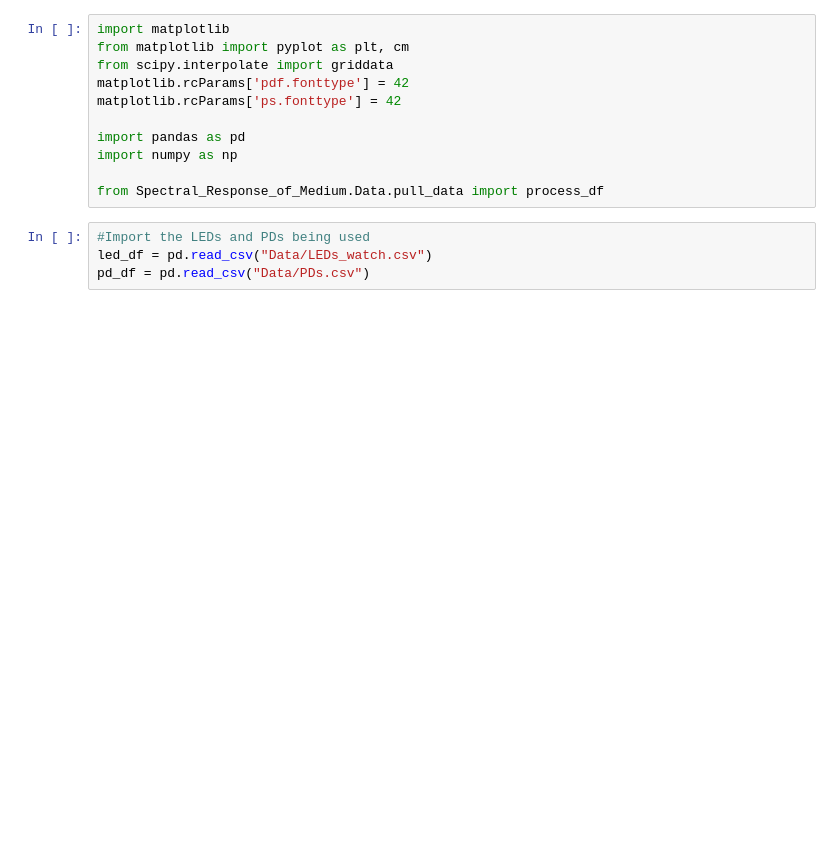
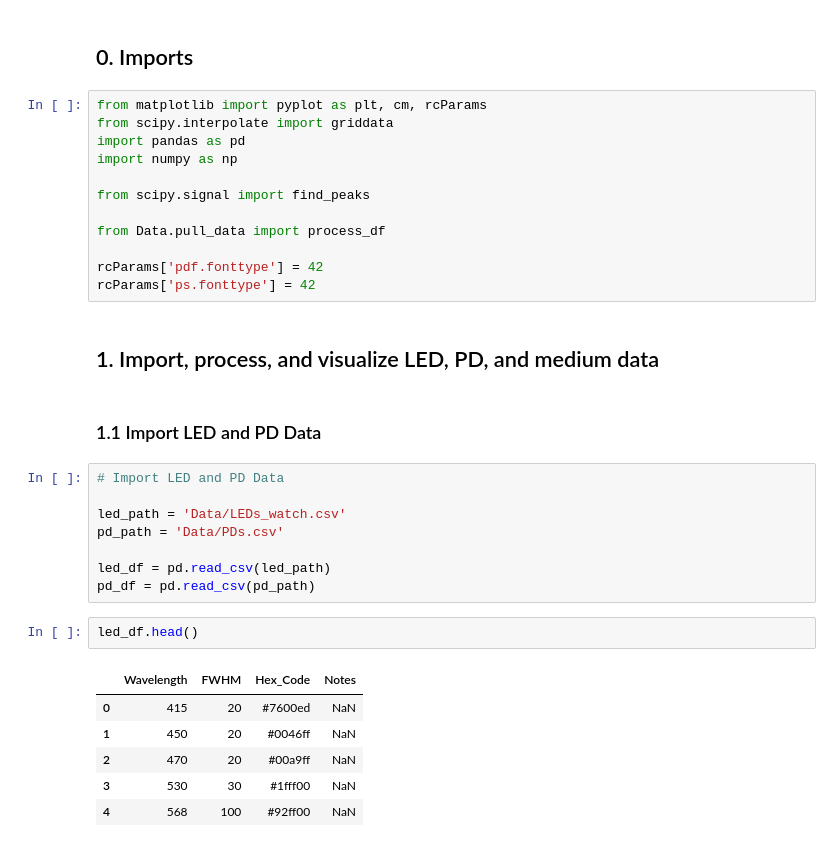
Before and after one commit to watson-research-lab/Lumos, a Jupyter notebook: Spectral_Response_of_Medium/Example.ipynb, the cells around one changed output. Cells and saved outputs as stored; diff of their text form; blank space fills up the shorter version.

```diff
--- a/Spectral_Response_of_Medium/Example.ipynb
+++ b/Spectral_Response_of_Medium/Example.ipynb
@@ -1,15 +7,35 @@
+# %% [markdown]
+## 0. Imports
 # %%
-import matplotlib
-from matplotlib import pyplot as plt, cm
+from matplotlib import pyplot as plt, cm, rcParams
 from scipy.interpolate import griddata
-matplotlib.rcParams['pdf.fonttype'] = 42
-matplotlib.rcParams['ps.fonttype'] = 42
-
 import pandas as pd
 import numpy as np
 
-from Spectral_Response_of_Medium.Data.pull_data import process_df
+from scipy.signal import find_peaks
+
+from Data.pull_data import process_df
+
+rcParams['pdf.fonttype'] = 42
+rcParams['ps.fonttype'] = 42
+# %% [markdown]
+## 1. Import, process, and visualize LED, PD, and medium data
+# %% [markdown]
+### 1.1 Import LED and PD Data
 # %%
-#Import the LEDs and PDs being used
-led_df = pd.read_csv("Data/LEDs_watch.csv")
-pd_df = pd.read_csv("Data/PDs.csv")
+# Import LED and PD Data
+
+led_path = 'Data/LEDs_watch.csv'
+pd_path = 'Data/PDs.csv'
+
+led_df = pd.read_csv(led_path)
+pd_df = pd.read_csv(pd_path)
+# %%
+led_df.head()
+# %% [output]
+|  | Wavelength | FWHM | Hex_Code | Notes |
+| 0 | 415 | 20 | #7600ed | NaN |
+| 1 | 450 | 20 | #0046ff | NaN |
+| 2 | 470 | 20 | #00a9ff | NaN |
+| 3 | 530 | 30 | #1fff00 | NaN |
+| 4 | 568 | 100 | #92ff00 | NaN |
```
Also changed, not shown: parts of 25 cells of this notebook, 1 other file.
